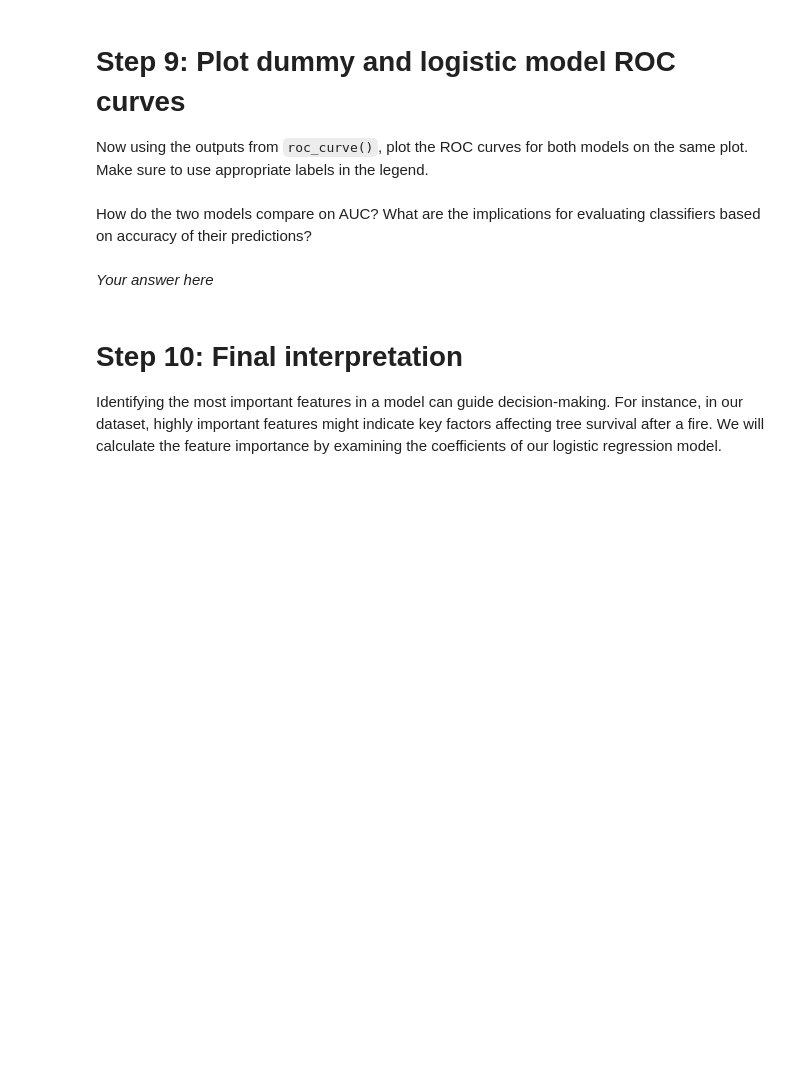
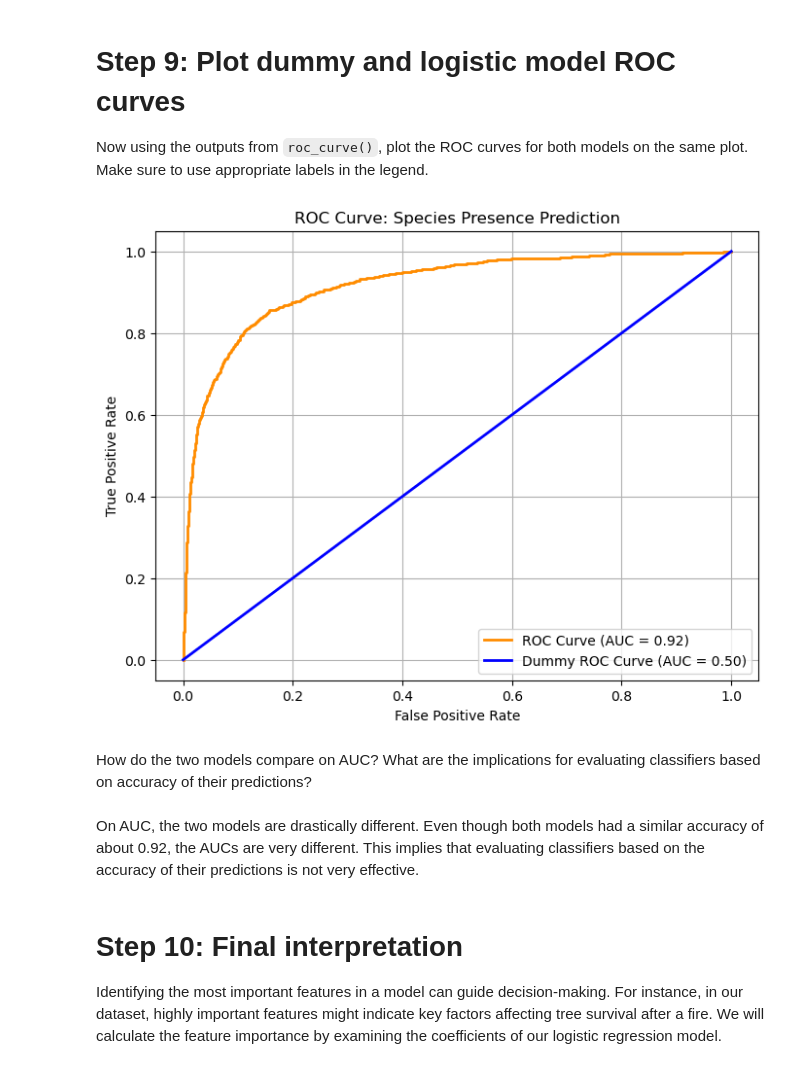
Before and after one commit to kimberleewong/EDS232-labs, a Jupyter notebook: Week3/lab3-wildfire.ipynb, the cells around one changed output. Saved outputs shown, nothing was run; the diff lists cells and outputs as text; code cells hidden in the pictures; blank space fills up the shorter version.

```diff
--- a/Week3/lab3-wildfire.ipynb
+++ b/Week3/lab3-wildfire.ipynb
@@ -185,11 +183,27 @@ Dummy AUC: 0.5
 Now using the outputs from `roc_curve()`, plot the ROC curves for both models on the same plot.  Make sure to use appropriate labels in the legend.
 # %%
 fpr, tpr, _ = roc_curve(y_test, y_pred_prob)
-roc_auc = auc(fpr, tpr)
+
+d_fpr, d_tpr, _ = roc_curve(y_test, dummy_pred_prob)
+
+
+plt.figure(figsize=(8,6))
+plt.plot(fpr, tpr, color = 'darkorange', lw = 2,
+        label = f'ROC Curve (AUC = {roc_auc:.2f})')
+plt.plot(d_fpr, d_tpr, color = 'blue', lw = 2,
+        label = f'Dummy ROC Curve (AUC = {dummy_roc_auc:.2f})')
+plt.xlabel('False Positive Rate')
+plt.ylabel('True Positive Rate')
+plt.title('ROC Curve: Species Presence Prediction')
+plt.legend()
+plt.grid(True)
+plt.show()
+# %% [output]
+[figure, added]
 # %% [markdown]
 How do the two models compare on AUC?  What are the implications for evaluating classifiers based on accuracy of their predictions?
 # %% [markdown]
-*Your answer here*
+On AUC, the two models are drastically different. Even though both models had a similar accuracy of about 0.92, the AUCs are very different. This implies that evaluating classifiers based on the accuracy of their predictions is not very effective.
 # %% [markdown]
 # Step 10: Final interpretation
 
```
Also changed, not shown: parts of 8 cells of this notebook.
